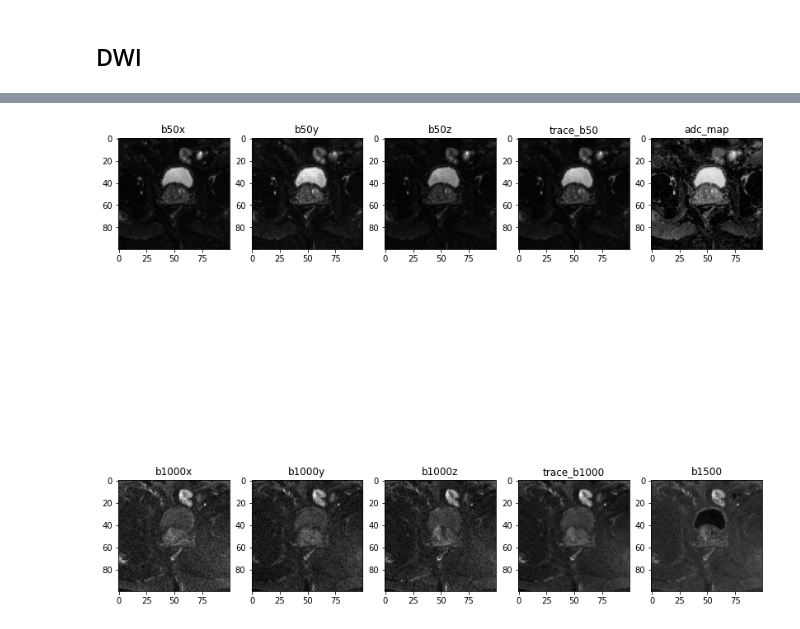
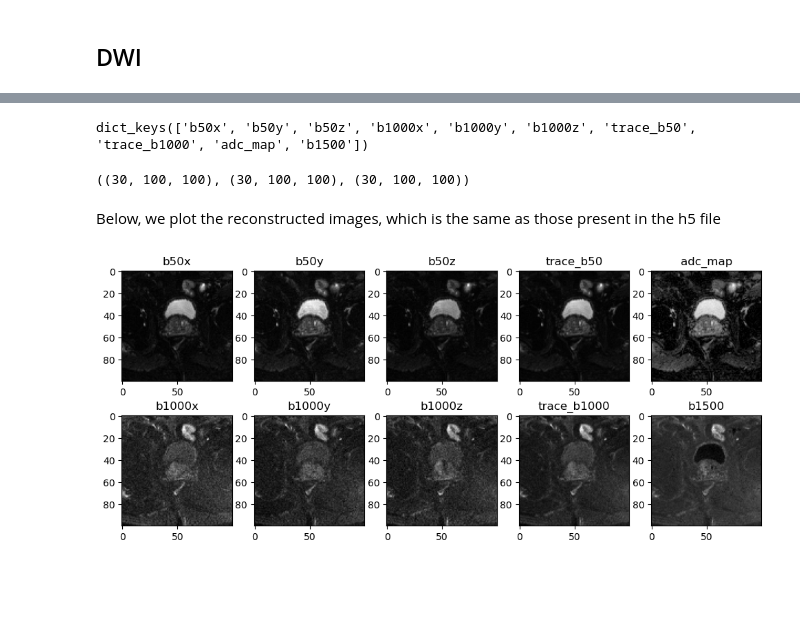
Before and after one commit to cai2r/fastMRI_prostate, a Jupyter notebook: fastmri_prostate_tutorial.ipynb, the cells around one changed output, grey strips where cells are left out. Cells and saved outputs as stored; diff of their text form; code cells hidden in the pictures; blank space fills up the shorter version.

```diff
--- a/fastmri_prostate_tutorial.ipynb
+++ b/fastmri_prostate_tutorial.ipynb
@@ -52,15 +86,0 @@ with h5py.File(fname_dwi, 'r') as f:
-# %%
-dwi_recons = {}
-
-sources = [
-    'b50x', 'b50y', 'b50z',
-    'b1000x', 'b1000y', 'b1000z',
-    'trace_b50', 'trace_b1000', 'adc_map', 'b1500'
-]
-
-with h5py.File(fname_dwi, 'r') as f:
-    for s in sources:
-        dwi_recons[s] = f[s][:]
-# %%
-for k, v in dwi_recons.items():
-    print(k, v.shape)
@@ -77,0 +89,3 @@ b1500 (30, 100, 100)
+# %%
+%%time
+img_dict_dwi = dwi_reconstruction(kspace_dwi, calibration_data_dwi, coil_sens_maps, hdr_dwi)
@@ -78,15 +95,28 @@ b1500 (30, 100, 100)
+# %%
+img_dict_dwi.keys()
+# %% [output]
+dict_keys(['b50x', 'b50y', 'b50z', 'b1000x', 'b1000y', 'b1000z', 'trace_b50', 'trace_b1000', 'adc_map', 'b1500'])
+# %%
+img_dict_dwi['b50x'].shape, img_dict_dwi['b1000x'].shape, img_dict_dwi['adc_map'].shape
+# %% [output]
+((30, 100, 100), (30, 100, 100), (30, 100, 100))
+# %% [markdown]
+Below, we plot the reconstructed images, which is the same as those present in the h5 file
 # %%
 def display_dwi_slice(dwi_recons, slice_num):
-    _, ax = plt.subplots(2, 5, figsize=(14,14))
+    _, ax = plt.subplots(2, 5, figsize=(12,5))
 
     for idx, k in enumerate(['b50x', 'b50y', 'b50z', 'trace_b50', 'adc_map']):
-        ax[0][idx].imshow(dwi_recons[k][slice_num, :, :], cmap='gray')
+        ax[0][idx].imshow(img_dict_dwi[k][slice_num, :, :], cmap='gray')
         ax[0][idx].title.set_text(k)
 
     for idx, k in enumerate(['b1000x', 'b1000y', 'b1000z', 'trace_b1000', 'b1500']):
-        ax[1][idx].imshow(dwi_recons[k][slice_num, :, :], cmap='gray')
+        ax[1][idx].imshow(img_dict_dwi[k][slice_num, :, :], cmap='gray')
         ax[1][idx].title.set_text(k)
+
+    plt.subplots_adjust(wspace=0.2, hspace=0.2)
+    plt.show()
 # %%
-display_dwi_slice(dwi_recons, 10)
+display_dwi_slice(img_dict_dwi, 10)
 # %% [output]
-[figure, old version]
+[figure, new version]
```
Also changed, not shown: parts of 24 cells of this notebook, 1 other file.
